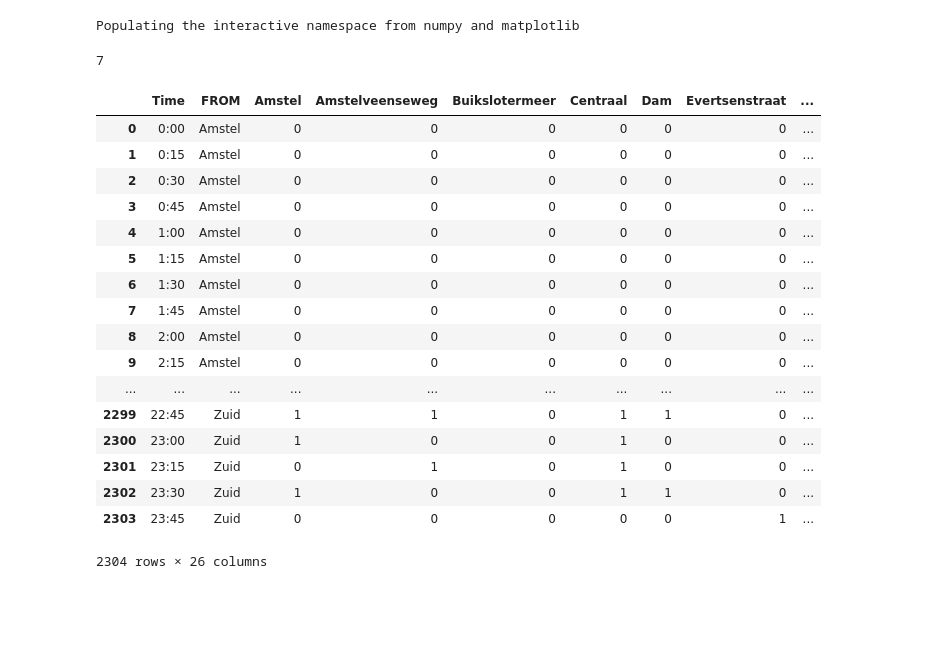
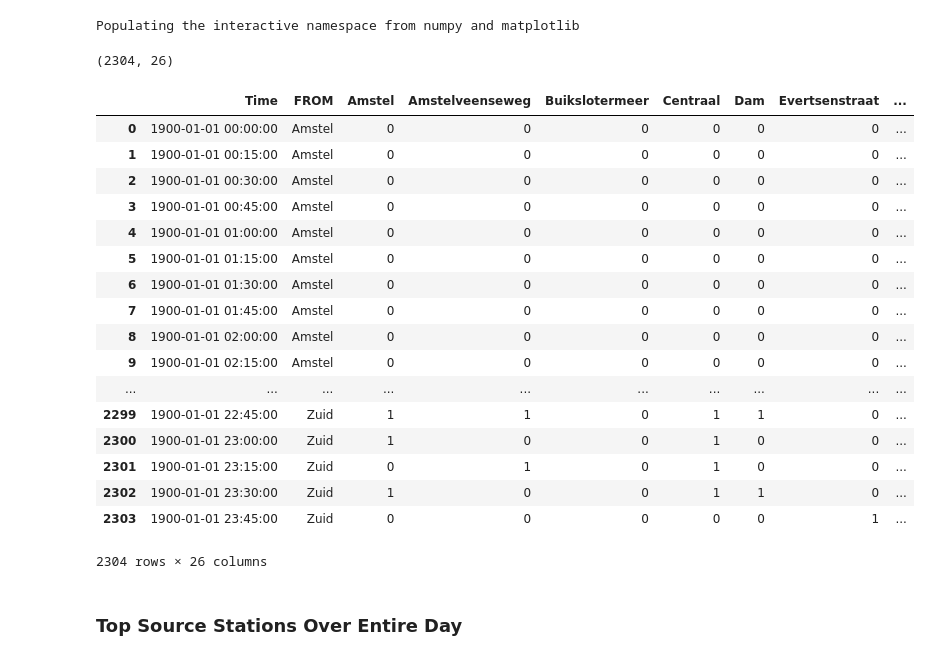
Before and after one commit to danakianfar/multi_agent_systems, a Jupyter notebook: Project/data exploration.ipynb, the cells around one changed output. Saved outputs shown, nothing was run; the diff lists cells and outputs as text; code cells hidden in the pictures; blank space fills up the shorter version.

```diff
--- a/Project/data exploration.ipynb
+++ b/Project/data exploration.ipynb
@@ -8,25 +7,29 @@ df = pd.read_pickle('./passengers.dataframe')
-# %%
-df['RAI'].max()
-# %% [output]
-7
-# %%
-df[]
-# %% [output]
-|  | Time | FROM | Amstel | Amstelveenseweg | Buikslotermeer | Centraal | Dam | Evertsenstraat | ... |
-| 0 | 0:00 | Amstel | 0 | 0 | 0 | 0 | 0 | 0 | ... |
-| 1 | 0:15 | Amstel | 0 | 0 | 0 | 0 | 0 | 0 | ... |
-| 2 | 0:30 | Amstel | 0 | 0 | 0 | 0 | 0 | 0 | ... |
-| 3 | 0:45 | Amstel | 0 | 0 | 0 | 0 | 0 | 0 | ... |
-| 4 | 1:00 | Amstel | 0 | 0 | 0 | 0 | 0 | 0 | ... |
-| 5 | 1:15 | Amstel | 0 | 0 | 0 | 0 | 0 | 0 | ... |
-| 6 | 1:30 | Amstel | 0 | 0 | 0 | 0 | 0 | 0 | ... |
-| 7 | 1:45 | Amstel | 0 | 0 | 0 | 0 | 0 | 0 | ... |
-| 8 | 2:00 | Amstel | 0 | 0 | 0 | 0 | 0 | 0 | ... |
-| 9 | 2:15 | Amstel | 0 | 0 | 0 | 0 | 0 | 0 | ... |
-| ... | ... | ... | ... | ... | ... | ... | ... | ... | ... |
-| 2299 | 22:45 | Zuid | 1 | 1 | 0 | 1 | 1 | 0 | ... |
-| 2300 | 23:00 | Zuid | 1 | 0 | 0 | 1 | 0 | 0 | ... |
-| 2301 | 23:15 | Zuid | 0 | 1 | 0 | 1 | 0 | 0 | ... |
-| 2302 | 23:30 | Zuid | 1 | 0 | 0 | 1 | 1 | 0 | ... |
-| 2303 | 23:45 | Zuid | 0 | 0 | 0 | 0 | 0 | 1 | ... |
-2304 rows × 26 columns
+# %%
+df = pd.read_pickle('./passengers.dataframe')
+df['Time'] = pd.to_datetime(df['Time'], format="%H:%M")
+stations = df.columns[2:]
+# %%
+print(df.shape)
+df
+# %% [output]
+(2304, 26)
+|  | Time | FROM | Amstel | Amstelveenseweg | Buikslotermeer | Centraal | Dam | Evertsenstraat | ... |
+| 0 | 1900-01-01 00:00:00 | Amstel | 0 | 0 | 0 | 0 | 0 | 0 | ... |
+| 1 | 1900-01-01 00:15:00 | Amstel | 0 | 0 | 0 | 0 | 0 | 0 | ... |
+| 2 | 1900-01-01 00:30:00 | Amstel | 0 | 0 | 0 | 0 | 0 | 0 | ... |
+| 3 | 1900-01-01 00:45:00 | Amstel | 0 | 0 | 0 | 0 | 0 | 0 | ... |
+| 4 | 1900-01-01 01:00:00 | Amstel | 0 | 0 | 0 | 0 | 0 | 0 | ... |
+| 5 | 1900-01-01 01:15:00 | Amstel | 0 | 0 | 0 | 0 | 0 | 0 | ... |
+| 6 | 1900-01-01 01:30:00 | Amstel | 0 | 0 | 0 | 0 | 0 | 0 | ... |
+| 7 | 1900-01-01 01:45:00 | Amstel | 0 | 0 | 0 | 0 | 0 | 0 | ... |
+| 8 | 1900-01-01 02:00:00 | Amstel | 0 | 0 | 0 | 0 | 0 | 0 | ... |
+| 9 | 1900-01-01 02:15:00 | Amstel | 0 | 0 | 0 | 0 | 0 | 0 | ... |
+| ... | ... | ... | ... | ... | ... | ... | ... | ... | ... |
+| 2299 | 1900-01-01 22:45:00 | Zuid | 1 | 1 | 0 | 1 | 1 | 0 | ... |
+| 2300 | 1900-01-01 23:00:00 | Zuid | 1 | 0 | 0 | 1 | 0 | 0 | ... |
+| 2301 | 1900-01-01 23:15:00 | Zuid | 0 | 1 | 0 | 1 | 0 | 0 | ... |
+| 2302 | 1900-01-01 23:30:00 | Zuid | 1 | 0 | 0 | 1 | 1 | 0 | ... |
+| 2303 | 1900-01-01 23:45:00 | Zuid | 0 | 0 | 0 | 0 | 0 | 1 | ... |
+2304 rows × 26 columns
+# %% [markdown]
+### Top Source Stations Over Entire Day
```
Also changed, not shown: parts of 8 cells of this notebook.
